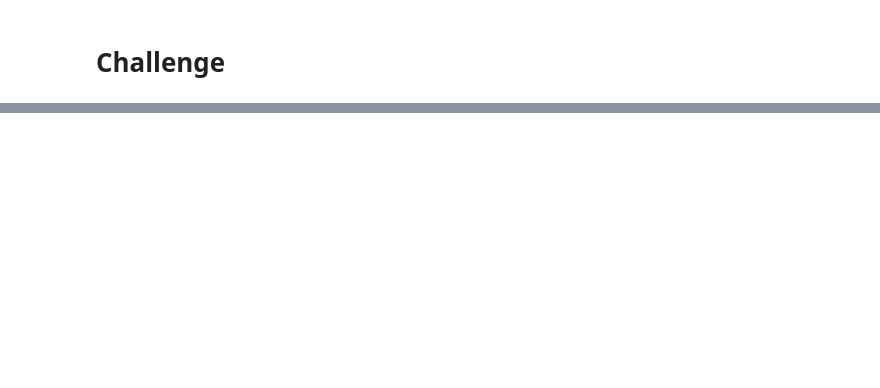
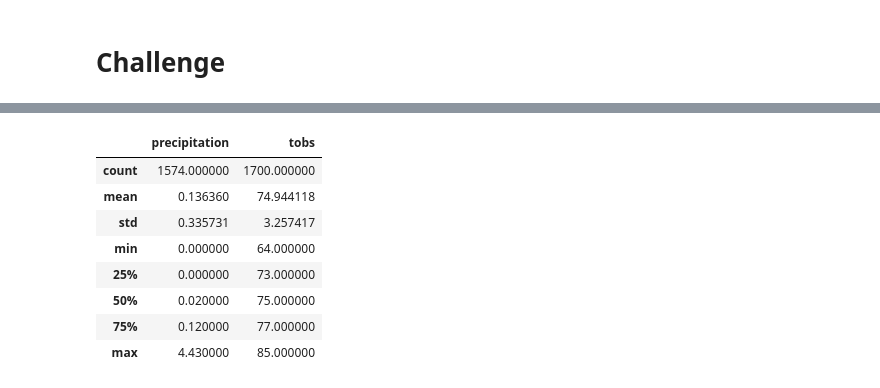
Before and after one commit to mspamelalea/Surfs_Up, a Jupyter notebook: climate_analysis.ipynb, the cells around one changed output, grey strips where cells are left out. Saved outputs shown, nothing was run; the diff lists cells and outputs as text; code cells hidden in the pictures; blank space fills up the shorter version.

```diff
--- a/climate_analysis.ipynb
+++ b/climate_analysis.ipynb
@@ -205,2 +224,9 @@ plt.tight_layout()
 # %% [markdown]
 # Challenge
+# %%
+# Design a query to retrieve all years for precipitation data and plot the results.
+
+# Perform a query to retrieve the data and precipitation scores for June
+results = []
+results = session.query(Measurement.date, Measurement.prcp, Measurement.tobs).filter(func.extract('month', Measurement.date) == 6).all()
+results
@@ -206,0 +251,7 @@ plt.tight_layout()
+# %%
+# Save the query results as a Pandas DataFrame and set the index to the date column
+june_tobs_df = pd.DataFrame(results, columns=['date','precipitation','tobs'])
+june_tobs_df.set_index(june_tobs_df['date'], inplace=True)
+# %%
+june_tobs_df = june_tobs_df.sort_index()
+print(june_tobs_df.to_string(index=False))
@@ -206,0 +276,14 @@ plt.tight_layout()
+# %%
+# Use Pandas to calculate the summary statistics for the June precipitation data
+june_stats_df = june_tobs_df.describe()
+june_stats_df
+# %% [output]
+|  | precipitation | tobs |
+| count | 1574.000000 | 1700.000000 |
+| mean | 0.136360 | 74.944118 |
+| std | 0.335731 | 3.257417 |
+| min | 0.000000 | 64.000000 |
+| 25% | 0.000000 | 73.000000 |
+| 50% | 0.020000 | 75.000000 |
+| 75% | 0.120000 | 77.000000 |
+| max | 4.430000 | 85.000000 |
```
Also changed, not shown: parts of 15 cells of this notebook.
